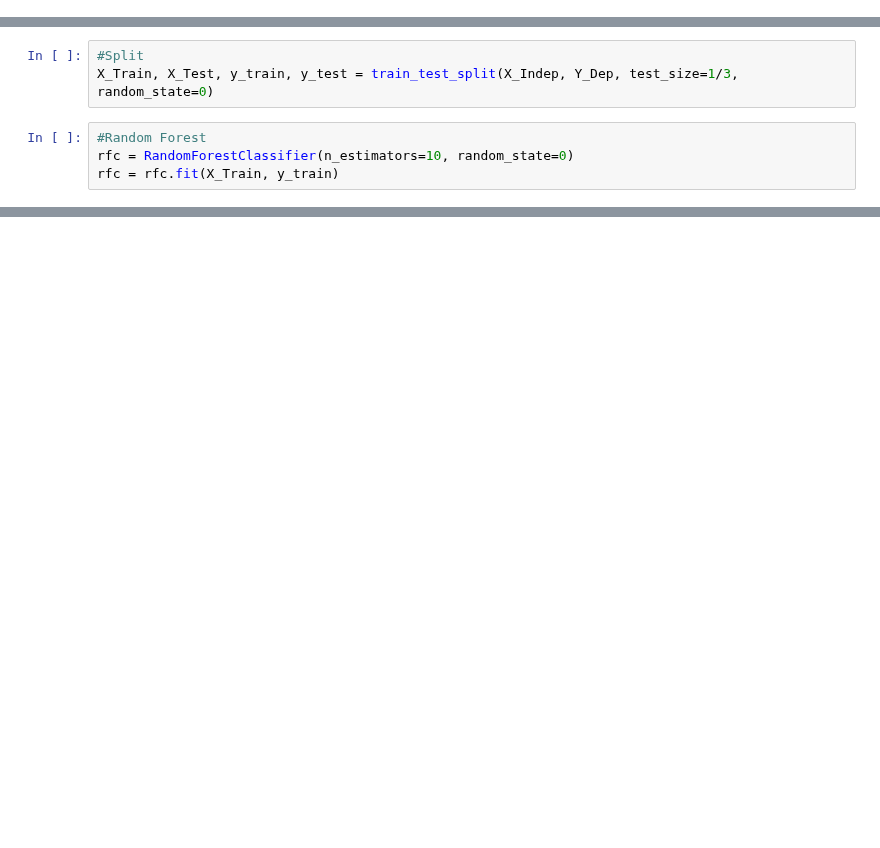
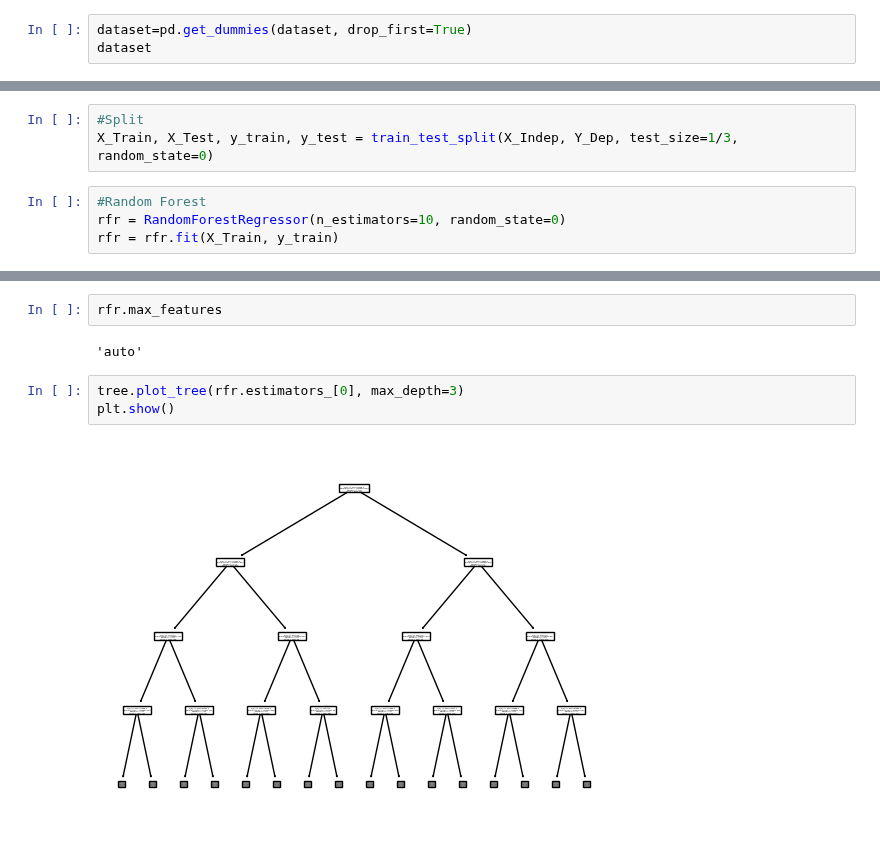
Before and after one commit to availgopi/MyGitRepository, a Jupyter notebook: Week9-ML and Data Science Capstone/2. Preprocessing/BMW_Car_Sales.ipynb, the cells around one changed output, grey strips where cells are left out. Cells and saved outputs as stored; diff of their text form; blank space fills up the shorter version.

```diff
--- a/Week9-ML and Data Science Capstone/2. Preprocessing/BMW_Car_Sales.ipynb
+++ b/Week9-ML and Data Science Capstone/2. Preprocessing/BMW_Car_Sales.ipynb
@@ -36,3 +38,6 @@ Premium_Share       0
 GDP_Growth          0
 Fuel_Price_Index    0
 dtype: int64
+# %%
+dataset=pd.get_dummies(dataset, drop_first=True)
+dataset
@@ -58,7 +64,7 @@ Name: Units_Sold, Length: 3072, dtype: int64
 X_Train, X_Test, y_train, y_test = train_test_split(X_Indep, Y_Dep, test_size=1/3, random_state=0)
 # %%
 #Random Forest
-rfc = RandomForestClassifier(n_estimators=10, random_state=0)
-rfc = rfc.fit(X_Train, y_train)
+rfr = RandomForestRegressor(n_estimators=10, random_state=0)
+rfr = rfr.fit(X_Train, y_train)
 # %%
 #check feature importance
@@ -110,0 +111,9 @@ weighted avg       0.00      0.00      0.00    1024.0
+# %%
+rfr.max_features
+# %% [output]
+'auto'
+# %%
+tree.plot_tree(rfr.estimators_[0], max_depth=3)
+plt.show()
+# %% [output]
+[figure, added]
```
Also changed, not shown: parts of 7 cells of this notebook.
